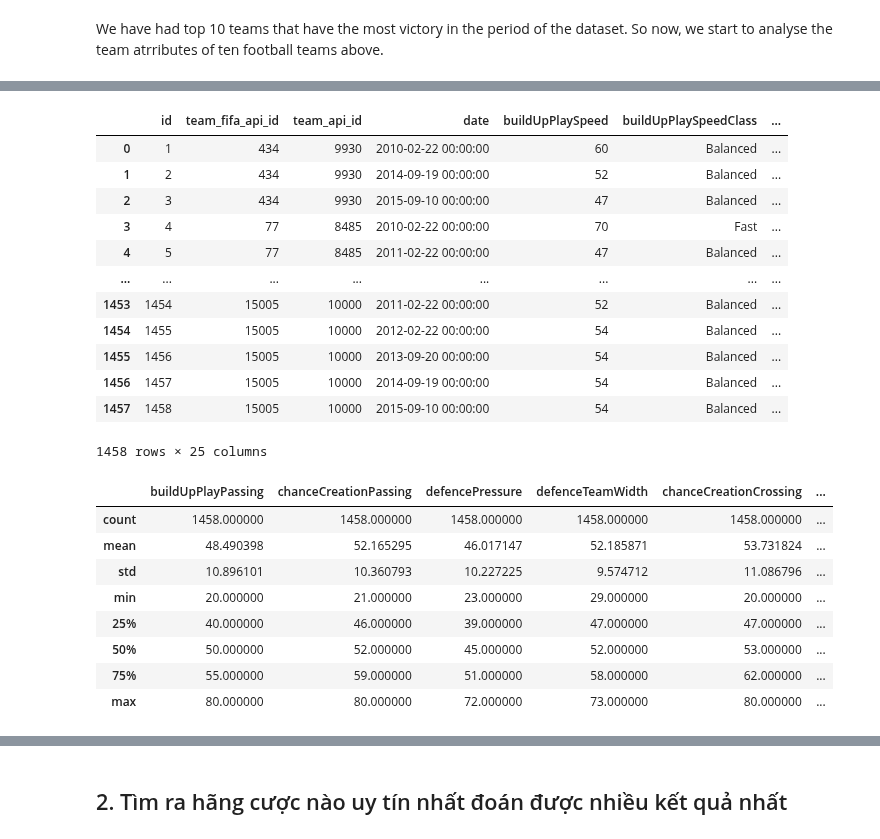
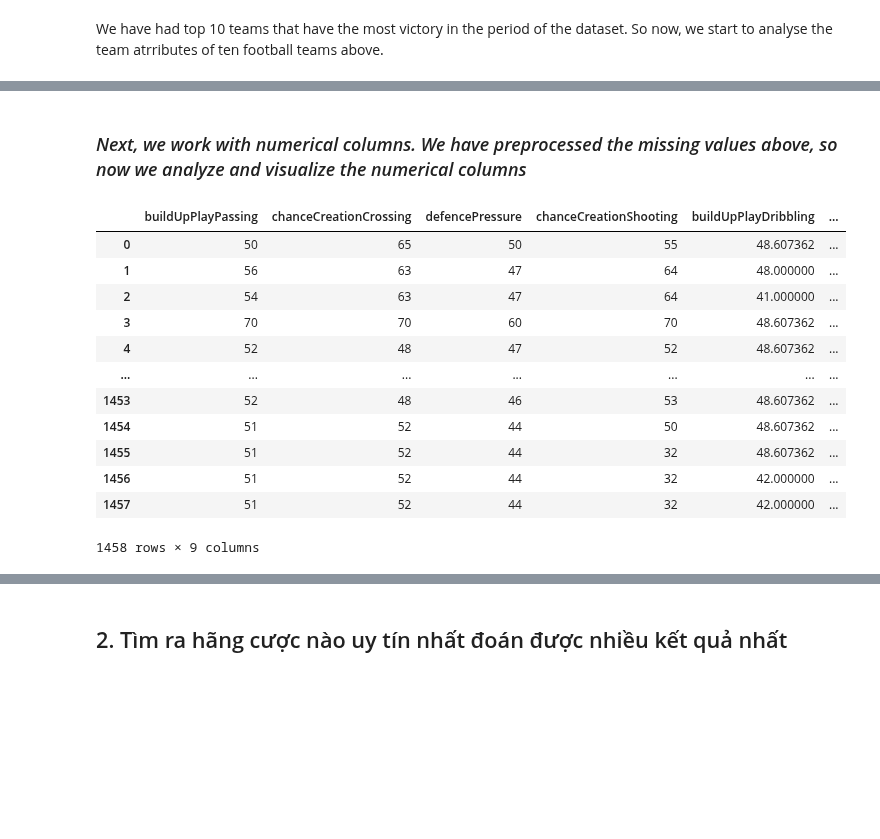
Before and after one commit to hieuhuynhcao/DSProgramming_Final, a Jupyter notebook: project.ipynb, the cells around one changed output, grey strips where cells are left out. Saved outputs shown, nothing was run; the diff lists cells and outputs as text; code cells hidden in the pictures; blank space fills up the shorter version.

```diff
--- a/project.ipynb
+++ b/project.ipynb
@@ -332,28 +504,18 @@ df_team_attr_of_top_10[df_team_attr_of_top_10['team_api_id'] == 10260]
+# %% [markdown]
+### *Next, we work with numerical columns. We have preprocessed the missing values above, so now we analyze and visualize the numerical columns*
 # %%
-df_team_attribute
+df_team_attribute[num_cols]
 # %% [output]
-|  | id | team_fifa_api_id | team_api_id | date | buildUpPlaySpeed | buildUpPlaySpeedClass | ... |
-| 0 | 1 | 434 | 9930 | 2010-02-22 00:00:00 | 60 | Balanced | ... |
-| 1 | 2 | 434 | 9930 | 2014-09-19 00:00:00 | 52 | Balanced | ... |
-| 2 | 3 | 434 | 9930 | 2015-09-10 00:00:00 | 47 | Balanced | ... |
-| 3 | 4 | 77 | 8485 | 2010-02-22 00:00:00 | 70 | Fast | ... |
-| 4 | 5 | 77 | 8485 | 2011-02-22 00:00:00 | 47 | Balanced | ... |
-| ... | ... | ... | ... | ... | ... | ... | ... |
-| 1453 | 1454 | 15005 | 10000 | 2011-02-22 00:00:00 | 52 | Balanced | ... |
-| 1454 | 1455 | 15005 | 10000 | 2012-02-22 00:00:00 | 54 | Balanced | ... |
-| 1455 | 1456 | 15005 | 10000 | 2013-09-20 00:00:00 | 54 | Balanced | ... |
-| 1456 | 1457 | 15005 | 10000 | 2014-09-19 00:00:00 | 54 | Balanced | ... |
-| 1457 | 1458 | 15005 | 10000 | 2015-09-10 00:00:00 | 54 | Balanced | ... |
+|  | buildUpPlayPassing | chanceCreationCrossing | defencePressure | chanceCreationShooting | buildUpPlayDribbling | ... |
+| 0 | 50 | 65 | 50 | 55 | 48.607362 | ... |
+| 1 | 56 | 63 | 47 | 64 | 48.000000 | ... |
+| 2 | 54 | 63 | 47 | 64 | 41.000000 | ... |
+| 3 | 70 | 70 | 60 | 70 | 48.607362 | ... |
+| 4 | 52 | 48 | 47 | 52 | 48.607362 | ... |
+| ... | ... | ... | ... | ... | ... | ... |
+| 1453 | 52 | 48 | 46 | 53 | 48.607362 | ... |
+| 1454 | 51 | 52 | 44 | 50 | 48.607362 | ... |
+| 1455 | 51 | 52 | 44 | 32 | 48.607362 | ... |
+| 1456 | 51 | 52 | 44 | 32 | 42.000000 | ... |
+| 1457 | 51 | 52 | 44 | 32 | 42.000000 | ... |
-1458 rows × 25 columns
+1458 rows × 9 columns
-# %%
-df_team_attribute[num_cols].describe()
-# %% [output]
-|  | buildUpPlayPassing | chanceCreationPassing | defencePressure | defenceTeamWidth | chanceCreationCrossing | ... |
-| count | 1458.000000 | 1458.000000 | 1458.000000 | 1458.000000 | 1458.000000 | ... |
-| mean | 48.490398 | 52.165295 | 46.017147 | 52.185871 | 53.731824 | ... |
-| std | 10.896101 | 10.360793 | 10.227225 | 9.574712 | 11.086796 | ... |
-| min | 20.000000 | 21.000000 | 23.000000 | 29.000000 | 20.000000 | ... |
-| 25% | 40.000000 | 46.000000 | 39.000000 | 47.000000 | 47.000000 | ... |
-| 50% | 50.000000 | 52.000000 | 45.000000 | 52.000000 | 53.000000 | ... |
-| 75% | 55.000000 | 59.000000 | 51.000000 | 58.000000 | 62.000000 | ... |
-| max | 80.000000 | 80.000000 | 72.000000 | 73.000000 | 80.000000 | ... |
```
Also changed, not shown: parts of 48 cells of this notebook.
